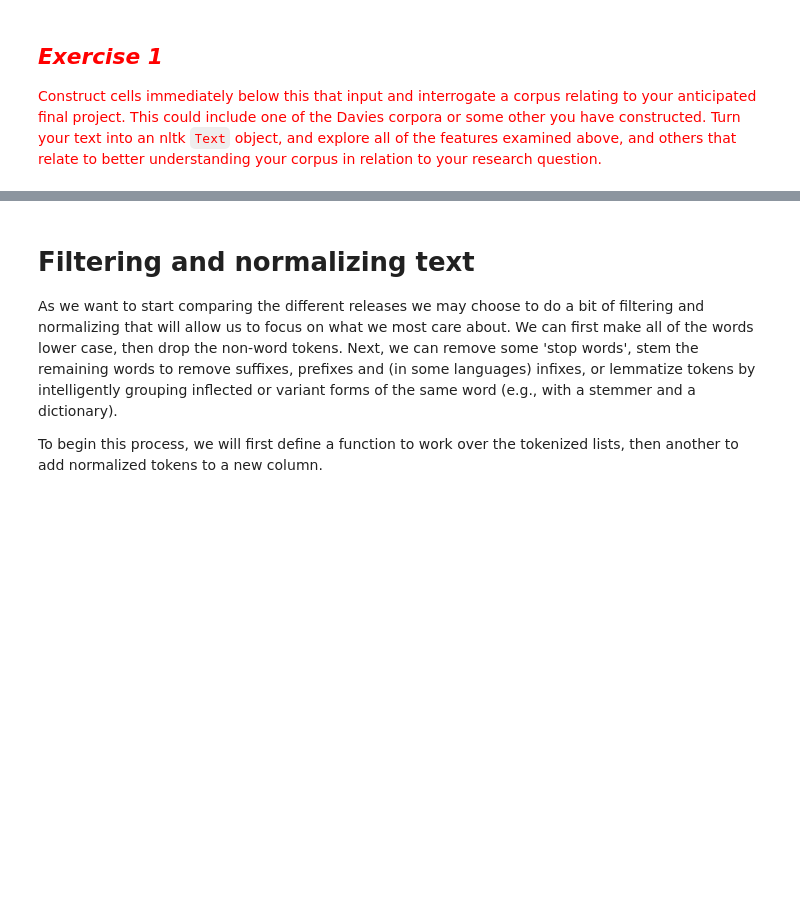
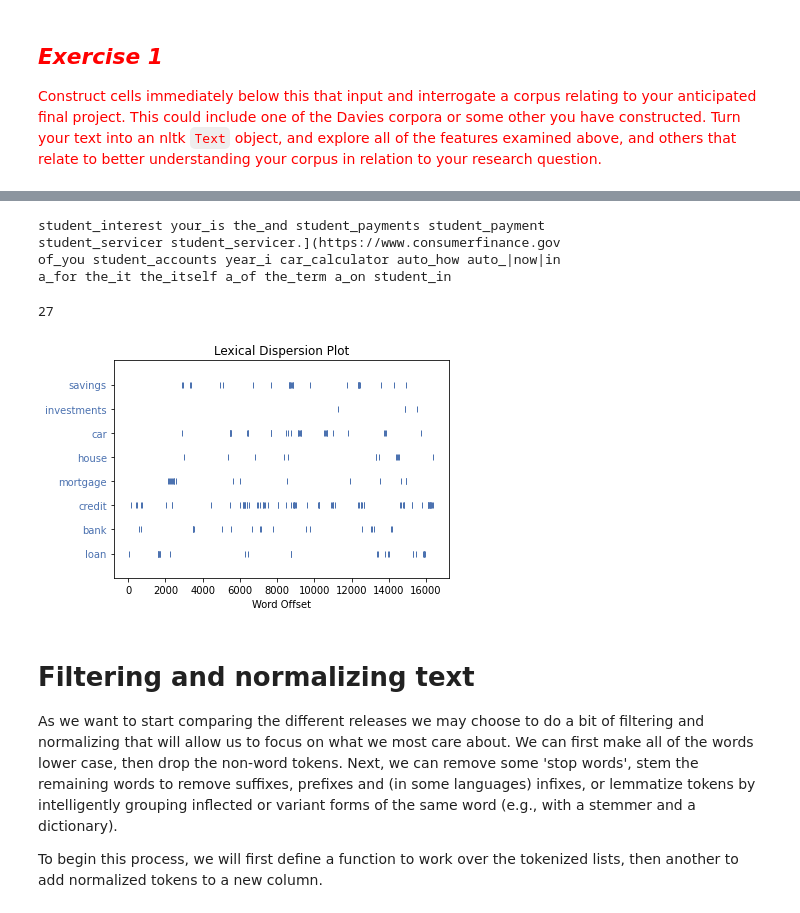
Before and after one commit to jinfei1125/Homework-Notebooks, a Jupyter notebook: week-2/2-Counting-Words-Phrases.ipynb, the cells around one changed output, grey strips where cells are left out. Drawn from its saved outputs; the diff is of its cells as text; code cells hidden in the pictures; blank space fills up the shorter version.

```diff
--- a/week-2/2-Counting-Words-Phrases.ipynb
+++ b/week-2/2-Counting-Words-Phrases.ipynb
@@ -347,0 +532,4 @@ whReleases['word_counts']
+# %%
+Reddit_Text = nltk.Text(word_lst)
+redditIndex = nltk.text.ConcordanceIndex(Reddit_Text)
+redditIndex.print_concordance('student')
@@ -348,3 +554,20 @@ whReleases['word_counts']
+# %%
+Reddit_Text.common_contexts(['loan'])
+# %% [output]
+student_interest your_is the_and student_payments student_payment
+student_servicer student_servicer.](https://www.consumerfinance.gov
+of_you student_accounts year_i car_calculator auto_how auto_|now|in
+a_for the_it the_itself a_of the_term a_on student_in
+# %%
+Reddit_Text.count('loan')
+# %% [output]
+27
+# %%
+sns.reset_orig() #Seaborn messes with this plot, disabling it
+Reddit_Text.dispersion_plot(['savings','investments', 'car','house', 'mortgage' ,'credit', 'bank', 'loan'])
+sns.set() #Re-enabling seaborn
+# %% [output]
+[figure, added]
 # %% [markdown]
 # Filtering and normalizing text
 
```
Also changed, not shown: parts of 30 cells of this notebook, 2 other files.
